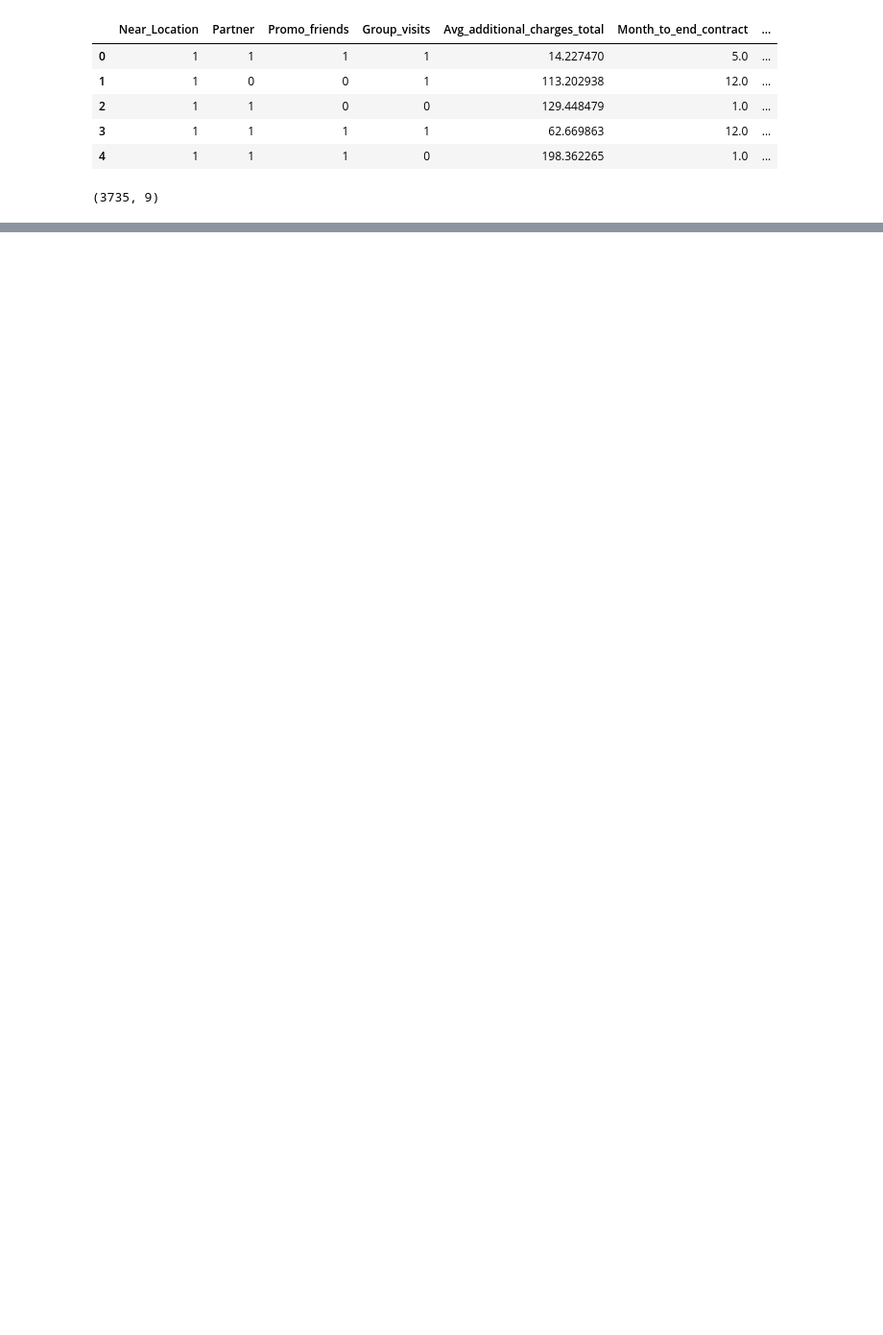
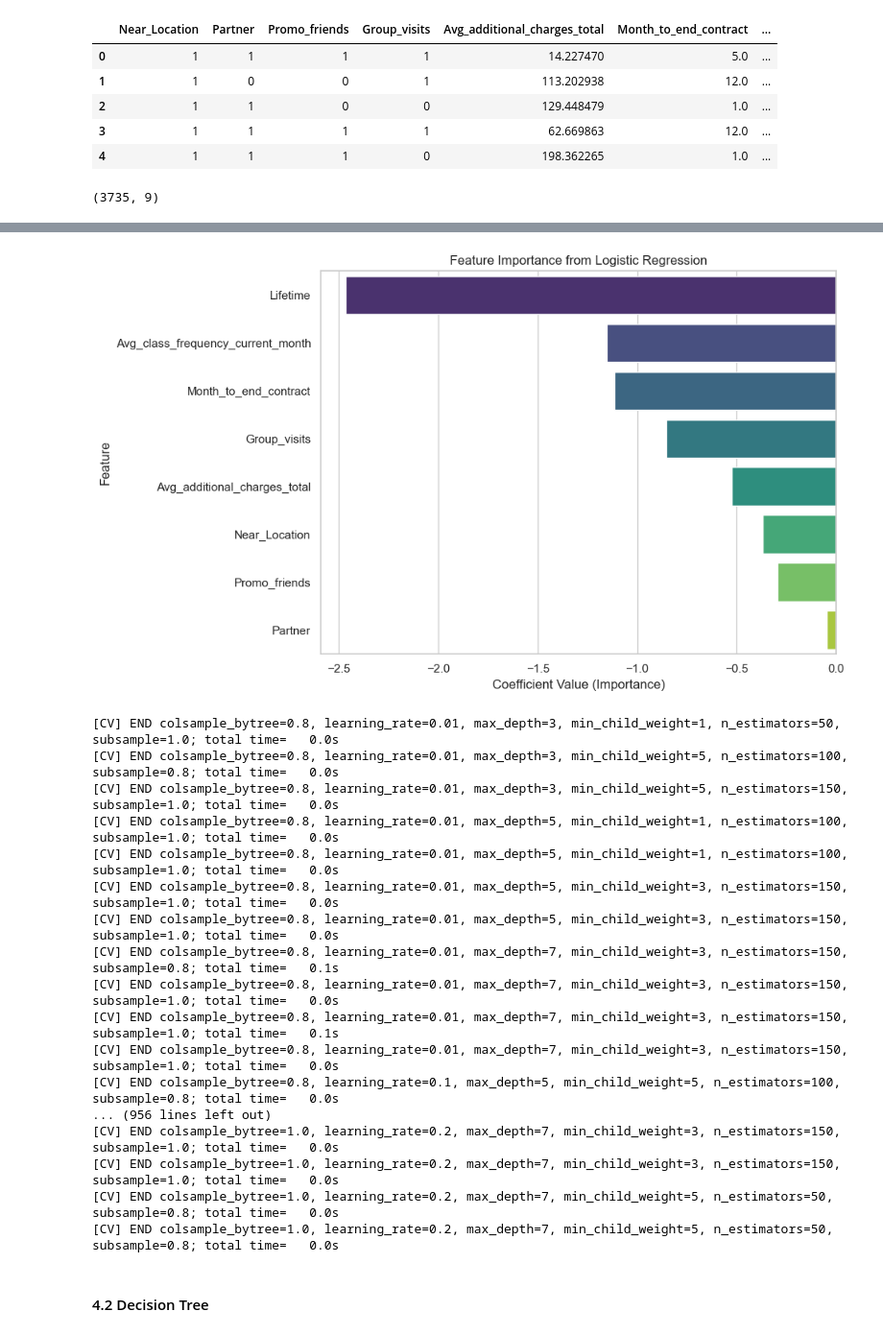
Before and after one commit to LEAN-96/Gym-Retention-Prediction, a Jupyter notebook: notebooks/gym_retention_prediction.ipynb, the cells around one changed output, grey strips where cells are left out. Shown at 96% size. Cells and saved outputs as stored; diff of their text form; code cells hidden in the pictures; blank space fills up the shorter version.

```diff
--- a/notebooks/gym_retention_prediction.ipynb
+++ b/notebooks/gym_retention_prediction.ipynb
@@ -1733,0 +1243,42 @@ Decision Tree - Cross-Validation Accuracy (Test Set): 0.85
+# %%
+# Extract feature importance (coefficients)
+feature_importance = logreg.coef_[0]  # Coefficients from the trained model
+
+# Get feature names from the training dataset
+feature_names = X_train_resampled.columns
+
+# Combine feature names and their importance into a DataFrame
+importance_df = pd.DataFrame({'Feature': feature_names, 'Importance': feature_importance})
+
+# Sort features by absolute importance
+importance_df = importance_df.reindex(importance_df['Importance'].abs().sort_values(ascending=False).index)
+
+# Plot the feature importance
+plt.figure(figsize=(10, 6))
+sns.barplot(x='Importance', y='Feature', data=importance_df, palette='viridis')
+plt.title('Feature Importance from Logistic Regression')
+plt.xlabel('Coefficient Value (Importance)')
+plt.ylabel('Feature')
+plt.tight_layout()  # Adjust layout to prevent clipping
+plt.show()
+# %% [output]
+[figure, added]
+[CV] END colsample_bytree=0.8, learning_rate=0.01, max_depth=3, min_child_weight=1, n_estimators=50, subsample=1.0; total time=   0.0s
+[CV] END colsample_bytree=0.8, learning_rate=0.01, max_depth=3, min_child_weight=5, n_estimators=100, subsample=0.8; total time=   0.0s
+[CV] END colsample_bytree=0.8, learning_rate=0.01, max_depth=3, min_child_weight=5, n_estimators=150, subsample=1.0; total time=   0.0s
+[CV] END colsample_bytree=0.8, learning_rate=0.01, max_depth=5, min_child_weight=1, n_estimators=100, subsample=1.0; total time=   0.0s
+[CV] END colsample_bytree=0.8, learning_rate=0.01, max_depth=5, min_child_weight=1, n_estimators=100, subsample=1.0; total time=   0.0s
+[CV] END colsample_bytree=0.8, learning_rate=0.01, max_depth=5, min_child_weight=3, n_estimators=150, subsample=1.0; total time=   0.0s
+[CV] END colsample_bytree=0.8, learning_rate=0.01, max_depth=5, min_child_weight=3, n_estimators=150, subsample=1.0; total time=   0.0s
+[CV] END colsample_bytree=0.8, learning_rate=0.01, max_depth=7, min_child_weight=3, n_estimators=150, subsample=0.8; total time=   0.1s
+[CV] END colsample_bytree=0.8, learning_rate=0.01, max_depth=7, min_child_weight=3, n_estimators=150, subsample=1.0; total time=   0.0s
+[CV] END colsample_bytree=0.8, learning_rate=0.01, max_depth=7, min_child_weight=3, n_estimators=150, subsample=1.0; total time=   0.1s
+[CV] END colsample_bytree=0.8, learning_rate=0.01, max_depth=7, min_child_weight=3, n_estimators=150, subsample=1.0; total time=   0.0s
+[CV] END colsample_bytree=0.8, learning_rate=0.1, max_depth=5, min_child_weight=5, n_estimators=100, subsample=0.8; total time=   0.0s
+... (956 lines left out)
+[CV] END colsample_bytree=1.0, learning_rate=0.2, max_depth=7, min_child_weight=3, n_estimators=150, subsample=1.0; total time=   0.0s
+[CV] END colsample_bytree=1.0, learning_rate=0.2, max_depth=7, min_child_weight=3, n_estimators=150, subsample=1.0; total time=   0.0s
+[CV] END colsample_bytree=1.0, learning_rate=0.2, max_depth=7, min_child_weight=5, n_estimators=50, subsample=0.8; total time=   0.0s
+[CV] END colsample_bytree=1.0, learning_rate=0.2, max_depth=7, min_child_weight=5, n_estimators=50, subsample=0.8; total time=   0.0s
+# %% [markdown]
+#### 4.2 Decision Tree
```
Also changed, not shown: parts of 64 cells of this notebook, 1 other file.
